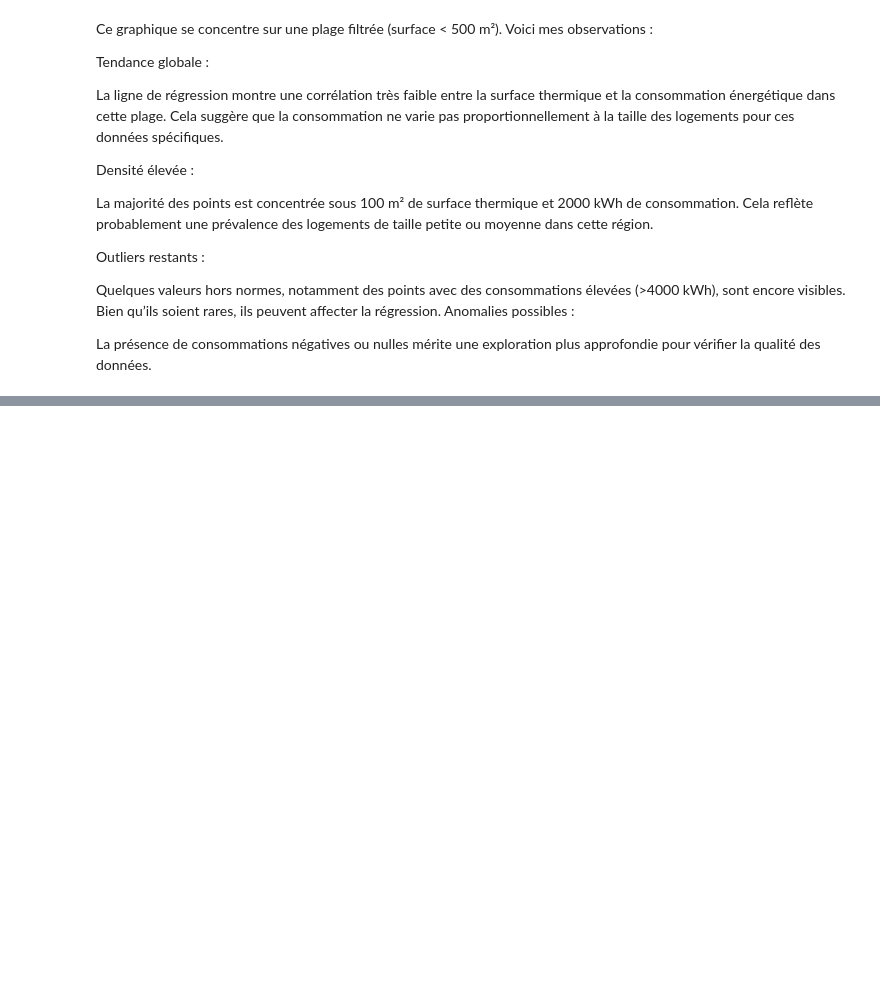
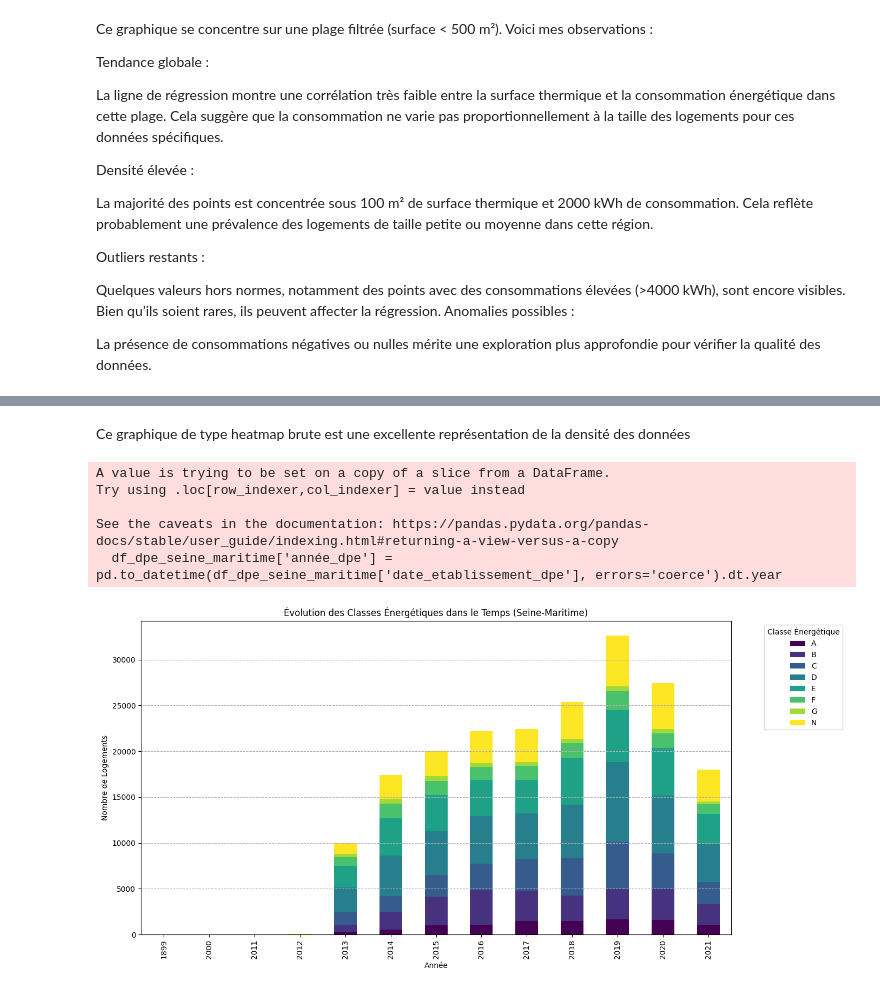
Before and after one commit to hawdgeal/transition-energetique-76, a Jupyter notebook: exploration/analyse_finale.ipynb, the cells around one changed output, grey strips where cells are left out. Cells and saved outputs as stored; diff of their text form; code cells hidden in the pictures; blank space fills up the shorter version.

```diff
--- a/exploration/analyse_finale.ipynb
+++ b/exploration/analyse_finale.ipynb
@@ -175,0 +187,28 @@ La présence de consommations négatives ou nulles mérite une exploration plus
+# %% [markdown]
+Ce graphique de type heatmap brute est une excellente représentation de la densité des données
+# %%
+# Conversion de la date d'établissement en année
+df_dpe_seine_maritime['année_dpe'] = pd.to_datetime(df_dpe_seine_maritime['date_etablissement_dpe'], errors='coerce').dt.year
+
+# Filtrer les années valides
+df_dpe_clean = df_dpe_seine_maritime.dropna(subset=['année_dpe', 'classe_consommation_energie'])
+
+# Agrégation des données par année et classe énergétique
+classe_annee = df_dpe_clean.groupby(['année_dpe', 'classe_consommation_energie']).size().unstack().fillna(0)
+
+# Tracé du graphique à barres empilées
+classe_annee.plot(kind='bar', stacked=True, figsize=(14, 7), colormap='viridis')
+plt.title('Évolution des Classes Énergétiques dans le Temps (Seine-Maritime)')
+plt.xlabel('Année')
+plt.ylabel('Nombre de Logements')
+plt.legend(title='Classe Énergétique', bbox_to_anchor=(1.05, 1), loc='upper left')
+plt.tight_layout()
+plt.grid(axis='y', linestyle='--')
+plt.show()
+# %% [output]
+A value is trying to be set on a copy of a slice from a DataFrame.
+Try using .loc[row_indexer,col_indexer] = value instead
+
+See the caveats in the documentation: https://pandas.pydata.org/pandas-docs/stable/user_guide/indexing.html#returning-a-view-versus-a-copy
+  df_dpe_seine_maritime['année_dpe'] = pd.to_datetime(df_dpe_seine_maritime['date_etablissement_dpe'], errors='coerce').dt.year
+[figure, added]
```
Also changed, not shown: parts of 2 cells of this notebook.
